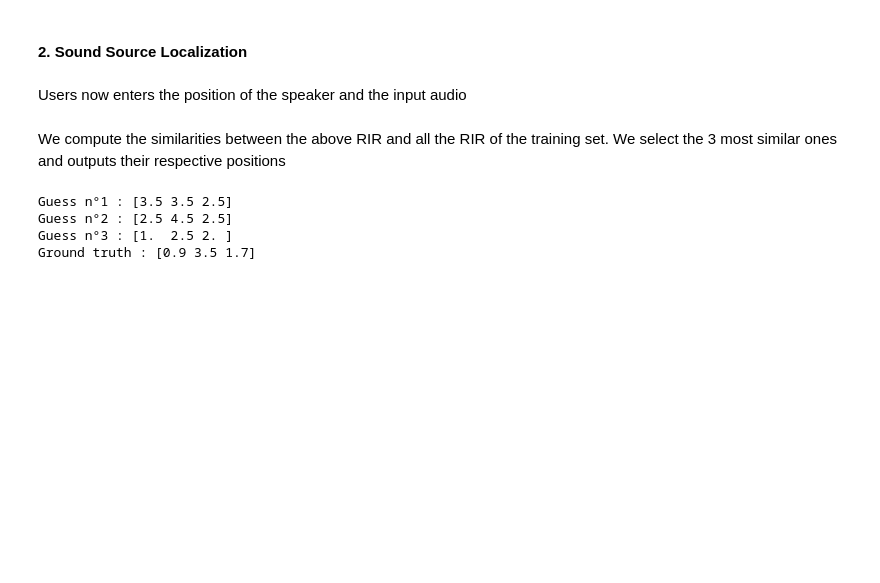
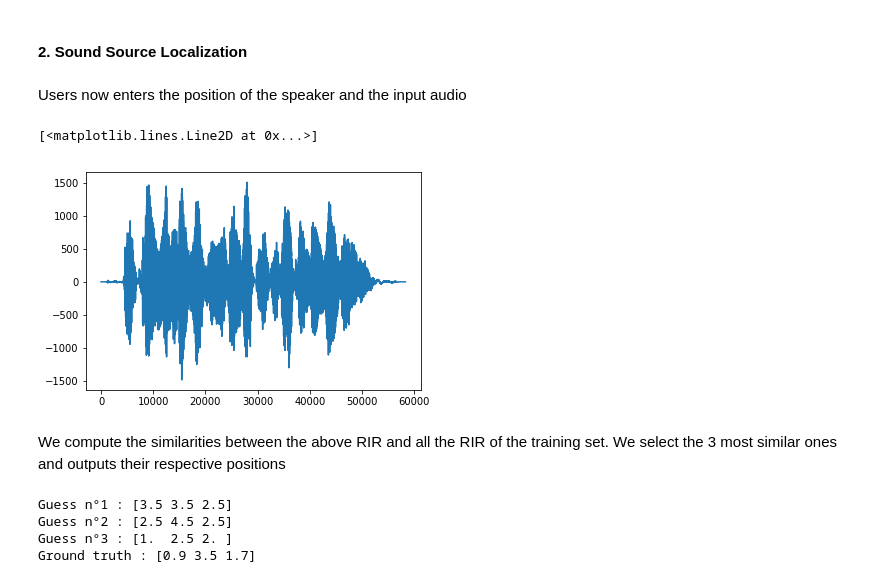
Before and after one commit to Belbaraka/alexa, a Jupyter notebook: modules/gridSearch/SSL_gridSearch.ipynb, the cells around one changed output. Cells and saved outputs as stored; diff of their text form; code cells hidden in the pictures; blank space fills up the shorter version.

Commit message:
added plot

```diff
--- a/modules/gridSearch/SSL_gridSearch.ipynb
+++ b/modules/gridSearch/SSL_gridSearch.ipynb
@@ -88,22 +88,30 @@ Users now enters the position of the speaker and the input audio
 # %%
 _, signal = wavfile.read("test1.wav")
 
 posX, posY, posZ = 0.9, 3.5, 1.7
 
 source_pos = np.array([posX, posY, posZ])
 
 room = pra.ShoeBox([room_dimX,room_dimY], fs=fs, max_order = 4, absorption=0.2)
 room.extrude(room_dimZ)
 R = np.array([[micX],[micY],[micZ]])
 
 room.add_microphone_array(pra.MicrophoneArray(R, room.fs))
 
 room.add_source(source_pos, signal=signal)
 
 room.image_source_model(use_libroom=False)
 room.compute_rir()
 
 rir = room.rir
+
+room.simulate()
+
+# plot signal at microphone
+plt.plot(room.mic_array.signals[0,:])
+# %% [output]
+[<matplotlib.lines.Line2D at 0x...>]
+[figure, added]
 # %% [markdown]
 We compute the similarities between the above RIR and all the RIR of the training set. We select the 3 most similar ones and outputs their respective positions
 # %%
```
Also changed, not shown: parts of 1 cell of this notebook.
